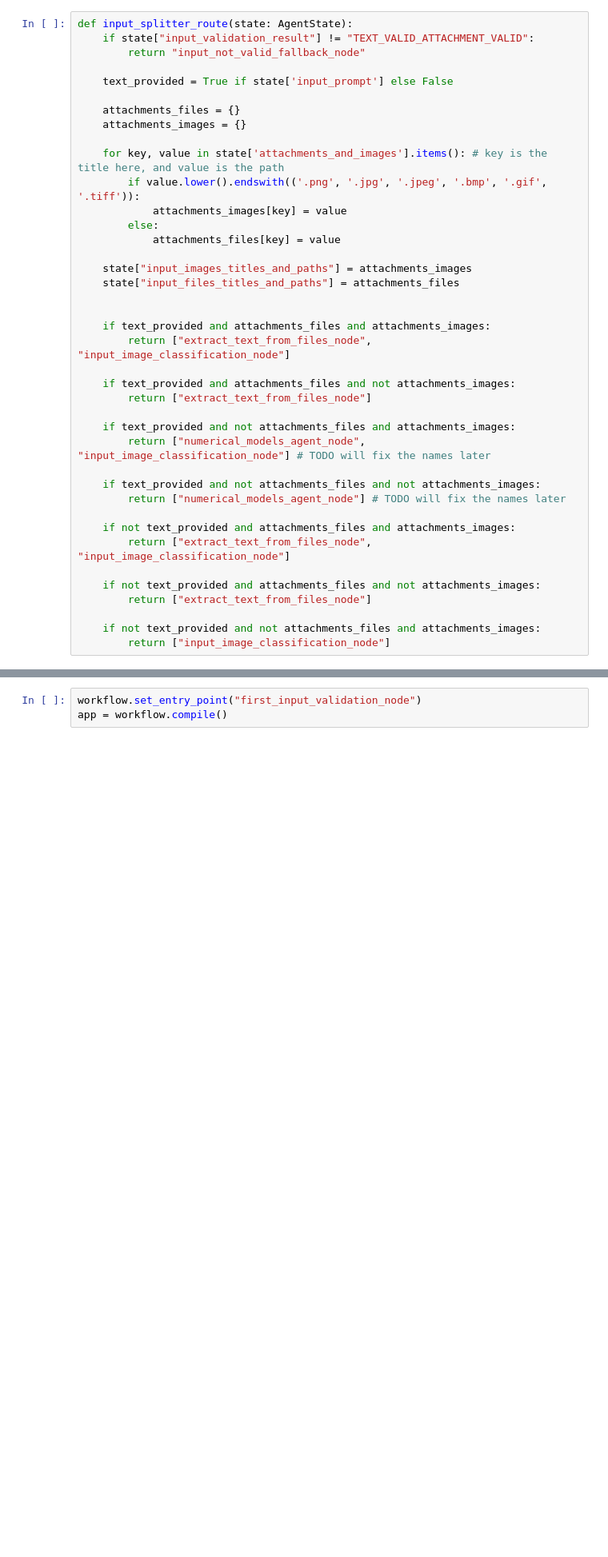
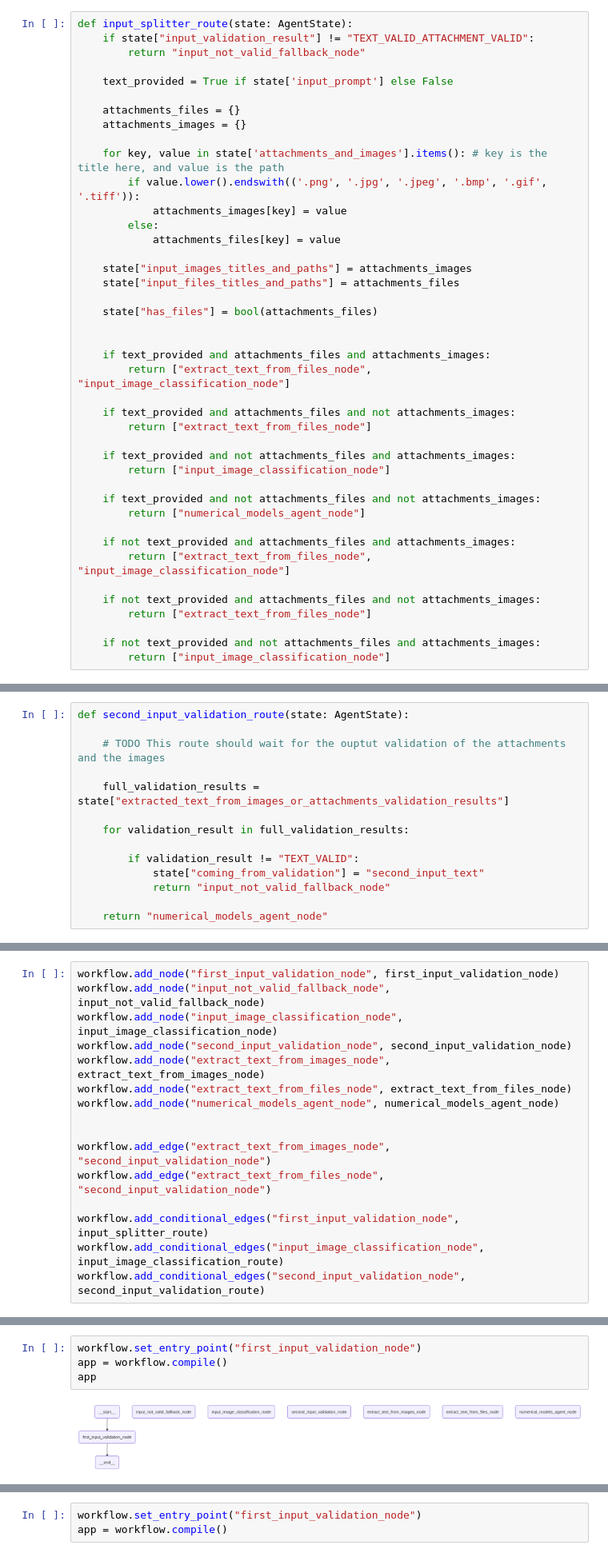
Before and after one commit to Health-Agentic-AI/Health-Navigator, a Jupyter notebook: app/workflow/workflow.ipynb, the cells around one changed output, grey strips where cells are left out. Shown at 80% size. Cells and saved outputs as stored; diff of their text form; blank space fills up the shorter version.

Commit message:
Add the numerical models agent nodes and fix some nodes logic

```diff
--- a/app/workflow/workflow.ipynb
+++ b/app/workflow/workflow.ipynb
@@ -173,6 +211,8 @@ def input_splitter_route(state: AgentState):
     state["input_images_titles_and_paths"] = attachments_images
     state["input_files_titles_and_paths"] = attachments_files
 
+    state["has_files"] = bool(attachments_files)
+
 
     if text_provided and attachments_files and attachments_images:
         return ["extract_text_from_files_node", "input_image_classification_node"]
@@ -181,10 +221,10 @@ def input_splitter_route(state: AgentState):
         return ["extract_text_from_files_node"]
 
     if text_provided and not attachments_files and attachments_images:
-        return ["numerical_models_agent_node", "input_image_classification_node"] # TODO will fix the names later
+        return ["input_image_classification_node"]
 
     if text_provided and not attachments_files and not attachments_images:
-        return ["numerical_models_agent_node"] # TODO will fix the names later
+        return ["numerical_models_agent_node"]
 
     if not text_provided and attachments_files and attachments_images:
         return ["extract_text_from_files_node", "input_image_classification_node"]
@@ -210,0 +237,14 @@ def second_input_validation_route(state: AgentState):
+# %%
+def second_input_validation_route(state: AgentState):
+
+    # TODO This route should wait for the ouptut validation of the attachments and the images
+
+    full_validation_results = state["extracted_text_from_images_or_attachments_validation_results"]
+
+    for validation_result in full_validation_results:
+
+        if validation_result != "TEXT_VALID":
+            state["coming_from_validation"] = "second_input_text"
+            return "input_not_valid_fallback_node"
+
+    return "numerical_models_agent_node"
@@ -210,0 +253,16 @@ def second_input_validation_route(state: AgentState):
+# %%
+workflow.add_node("first_input_validation_node", first_input_validation_node)
+workflow.add_node("input_not_valid_fallback_node", input_not_valid_fallback_node)
+workflow.add_node("input_image_classification_node", input_image_classification_node)
+workflow.add_node("second_input_validation_node", second_input_validation_node)
+workflow.add_node("extract_text_from_images_node", extract_text_from_images_node)
+workflow.add_node("extract_text_from_files_node", extract_text_from_files_node)
+workflow.add_node("numerical_models_agent_node", numerical_models_agent_node)
+
+
+workflow.add_edge("extract_text_from_images_node", "second_input_validation_node")
+workflow.add_edge("extract_text_from_files_node", "second_input_validation_node")
+
+workflow.add_conditional_edges("first_input_validation_node", input_splitter_route)
+workflow.add_conditional_edges("input_image_classification_node", input_image_classification_route)
+workflow.add_conditional_edges("second_input_validation_node", second_input_validation_route)
@@ -210,0 +271,6 @@ def second_input_validation_route(state: AgentState):
+# %%
+workflow.set_entry_point("first_input_validation_node")
+app = workflow.compile()
+app
+# %% [output]
+[figure, added]
```
Also changed, not shown: parts of 11 cells of this notebook, 3 other files.
